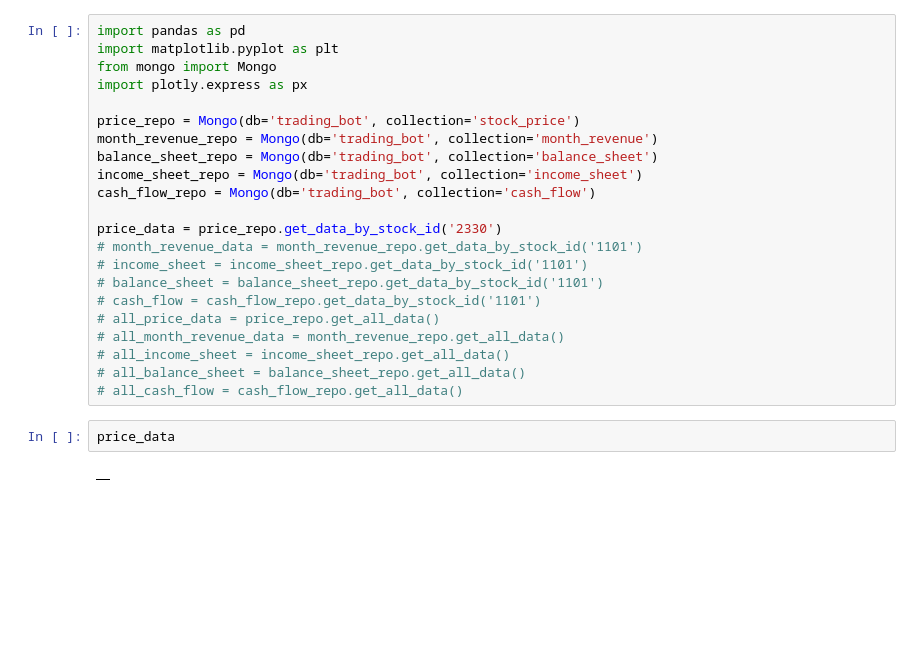
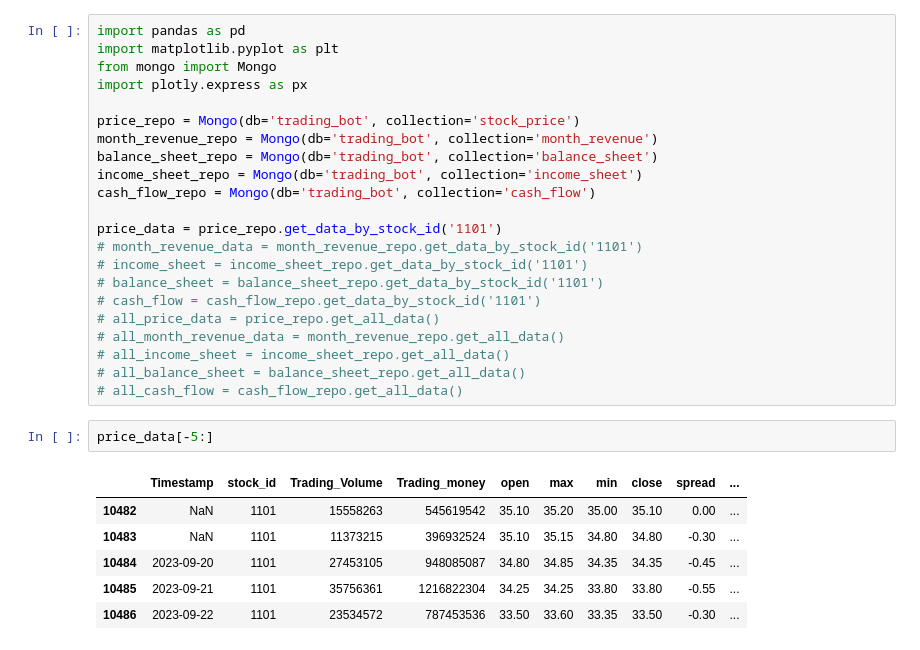
Before and after one commit to max0514/trading_bot, a Jupyter notebook: TSMC_bottom_fishing.ipynb, the cells around one changed output. Cells and saved outputs as stored; diff of their text form; blank space fills up the shorter version.

```diff
--- a/TSMC_bottom_fishing.ipynb
+++ b/TSMC_bottom_fishing.ipynb
@@ -10,7 +10,7 @@ balance_sheet_repo = Mongo(db='trading_bot', collection='balance_sheet')
 income_sheet_repo = Mongo(db='trading_bot', collection='income_sheet')
 cash_flow_repo = Mongo(db='trading_bot', collection='cash_flow')
 
-price_data = price_repo.get_data_by_stock_id('2330')
+price_data = price_repo.get_data_by_stock_id('1101')
 # month_revenue_data = month_revenue_repo.get_data_by_stock_id('1101')
 # income_sheet = income_sheet_repo.get_data_by_stock_id('1101')
 # balance_sheet = balance_sheet_repo.get_data_by_stock_id('1101')
@@ -21,6 +21,11 @@ price_data = price_repo.get_data_by_stock_id('2330')
 # all_balance_sheet = balance_sheet_repo.get_all_data()
 # all_cash_flow = cash_flow_repo.get_all_data()
 # %%
-price_data
+price_data[-5:]
 # %% [output]
-|  |
+|  | Timestamp | stock_id | Trading_Volume | Trading_money | open | max | min | close | spread | ... |
+| 10482 | NaN | 1101 | 15558263 | 545619542 | 35.10 | 35.20 | 35.00 | 35.10 | 0.00 | ... |
+| 10483 | NaN | 1101 | 11373215 | 396932524 | 35.10 | 35.15 | 34.80 | 34.80 | -0.30 | ... |
+| 10484 | 2023-09-20 | 1101 | 27453105 | 948085087 | 34.80 | 34.85 | 34.35 | 34.35 | -0.45 | ... |
+| 10485 | 2023-09-21 | 1101 | 35756361 | 1216822304 | 34.25 | 34.25 | 33.80 | 33.80 | -0.55 | ... |
+| 10486 | 2023-09-22 | 1101 | 23534572 | 787453536 | 33.50 | 33.60 | 33.35 | 33.50 | -0.30 | ... |
```
Also changed, not shown: parts of 1 cell of this notebook.
